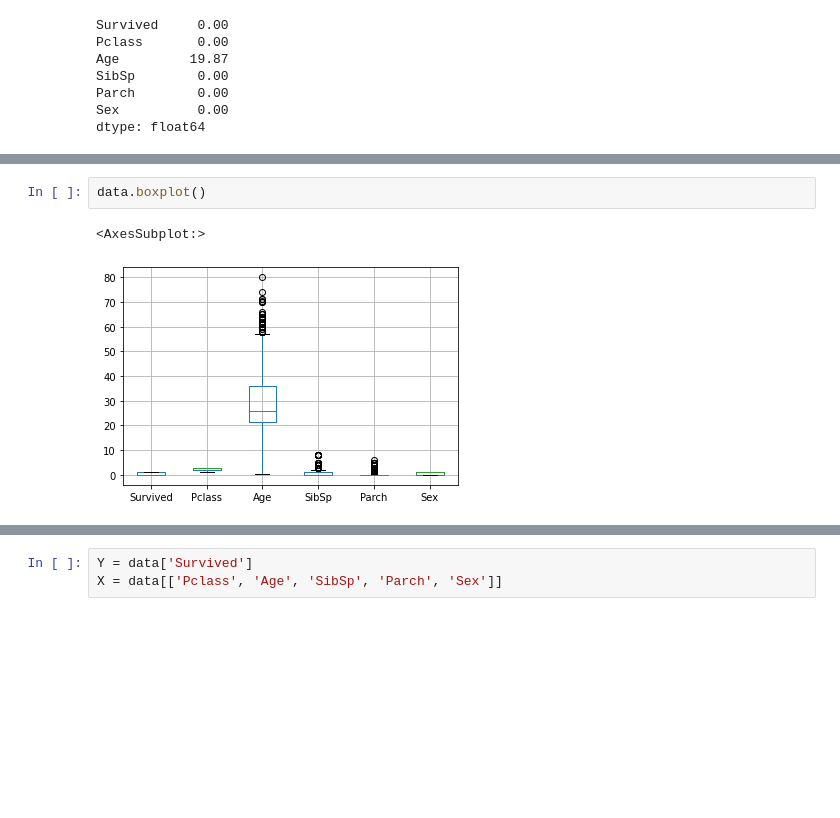
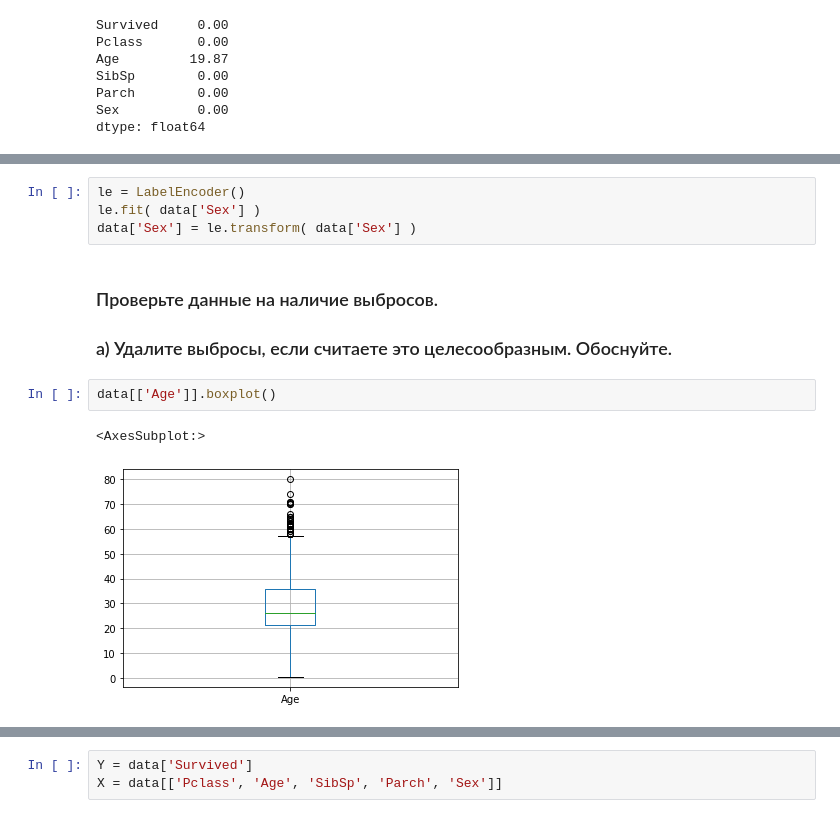
Before and after one commit to FreeBanana/Netology, a Jupyter notebook: ProblemData.ipynb, the cells around one changed output, grey strips where cells are left out. Saved outputs shown, nothing was run; the diff lists cells and outputs as text; blank space fills up the shorter version.

```diff
--- a/ProblemData.ipynb
+++ b/ProblemData.ipynb
@@ -103,5 +117,12 @@ data
+# %%
+le = LabelEncoder()
+le.fit( data['Sex'] )
+data['Sex'] = le.transform( data['Sex'] )
+# %% [markdown]
+### Проверьте данные на наличие выбросов.
+### a) Удалите выбросы, если считаете это целесообразным. Обоснуйте.
 # %%
-data.boxplot()
+data[['Age']].boxplot()
 # %% [output]
 <AxesSubplot:>
-[figure, old version]
+[figure, new version]
```
Also changed, not shown: parts of 28 cells of this notebook.
